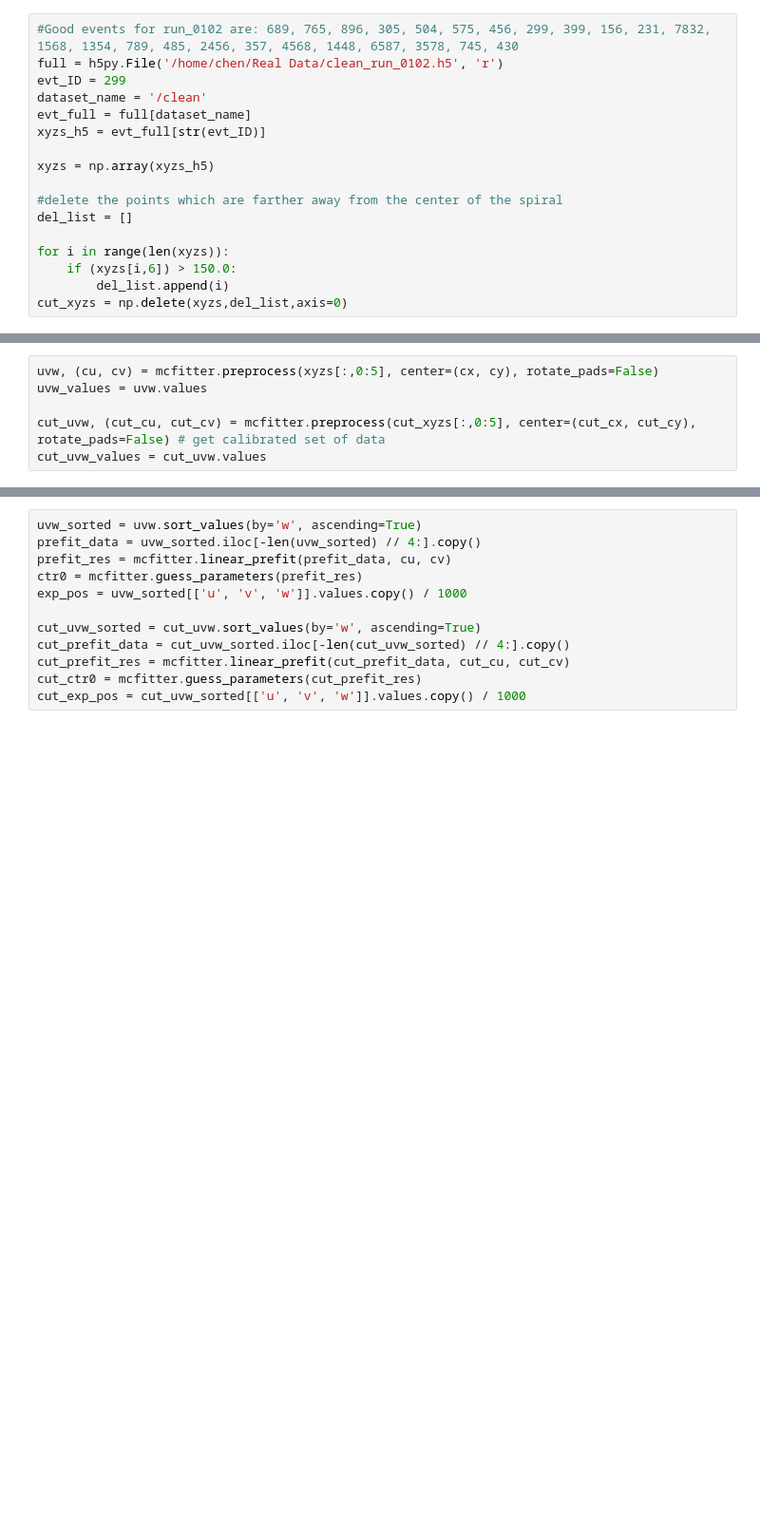
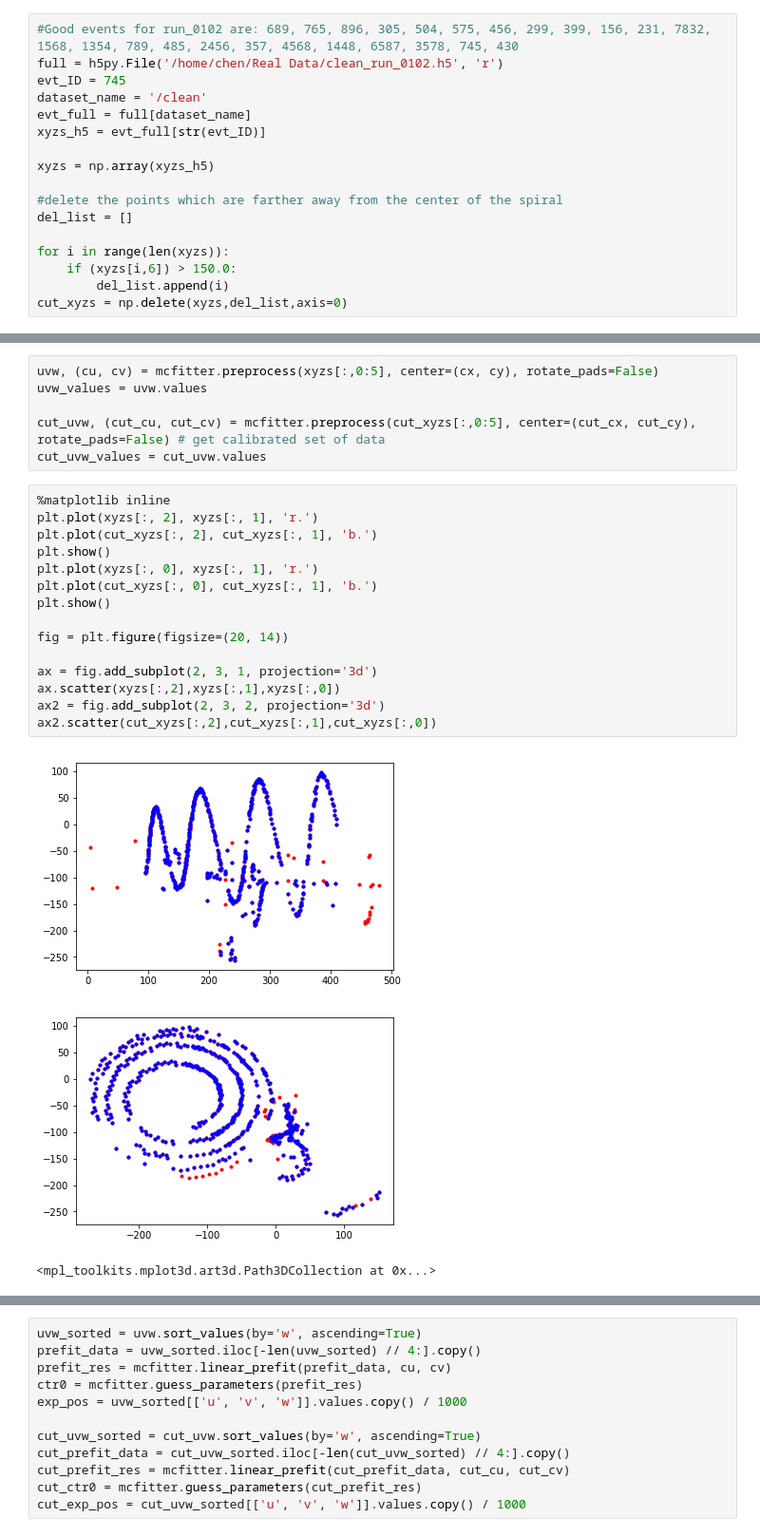
Before and after one commit to chchen123/Monte-Carlo, a Jupyter notebook: Local Methods.ipynb, the cells around one changed output, grey strips where cells are left out. Shown at 95% size. Cells and saved outputs as stored; diff of their text form; blank space fills up the shorter version.

```diff
--- a/Local Methods.ipynb
+++ b/Local Methods.ipynb
@@ -35,7 +35,7 @@ red_factor = config['red_factor']
 # %%
 #Good events for run_0102 are: 689, 765, 896, 305, 504, 575, 456, 299, 399, 156, 231, 7832, 1568, 1354, 789, 485, 2456, 357, 4568, 1448, 6587, 3578, 745, 430
 full = h5py.File('/home/chen/Real Data/clean_run_0102.h5', 'r')
-evt_ID = 299
+evt_ID = 745
 dataset_name = '/clean'
 evt_full = full[dataset_name]
 xyzs_h5 = evt_full[str(evt_ID)]
@@ -63,3 +63,22 @@ uvw_values = uvw.values
 
 cut_uvw, (cut_cu, cut_cv) = mcfitter.preprocess(cut_xyzs[:,0:5], center=(cut_cx, cut_cy), rotate_pads=False) # get calibrated set of data
 cut_uvw_values = cut_uvw.values
+# %%
+%matplotlib inline
+plt.plot(xyzs[:, 2], xyzs[:, 1], 'r.')
+plt.plot(cut_xyzs[:, 2], cut_xyzs[:, 1], 'b.')
+plt.show()
+plt.plot(xyzs[:, 0], xyzs[:, 1], 'r.')
+plt.plot(cut_xyzs[:, 0], cut_xyzs[:, 1], 'b.')
+plt.show()
+
+fig = plt.figure(figsize=(20, 14))
+
+ax = fig.add_subplot(2, 3, 1, projection='3d')
+ax.scatter(xyzs[:,2],xyzs[:,1],xyzs[:,0])
+ax2 = fig.add_subplot(2, 3, 2, projection='3d')
+ax2.scatter(cut_xyzs[:,2],cut_xyzs[:,1],cut_xyzs[:,0])
+# %% [output]
+[figure, added]
+[figure, added]
+<mpl_toolkits.mplot3d.art3d.Path3DCollection at 0x...>
```
Also changed, not shown: parts of 67 cells of this notebook, 2 other files.
